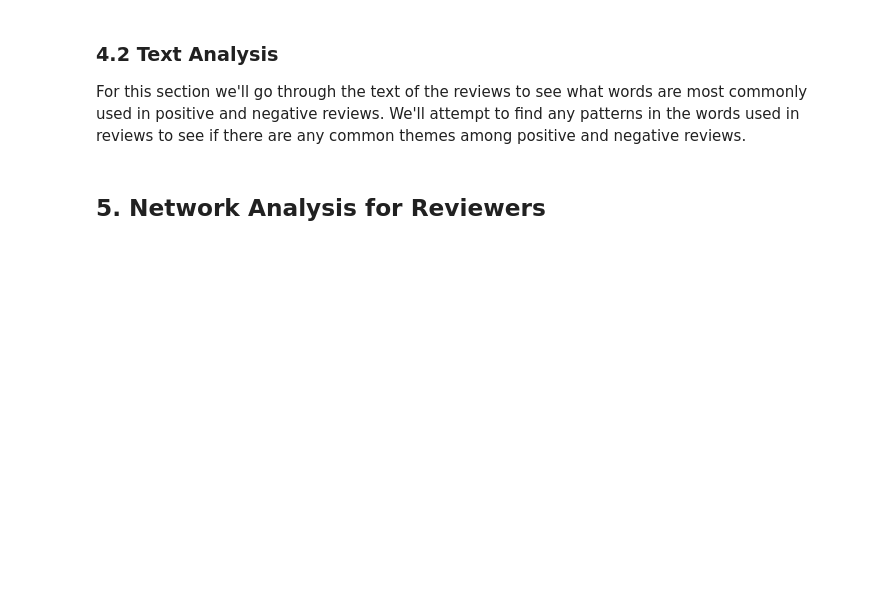
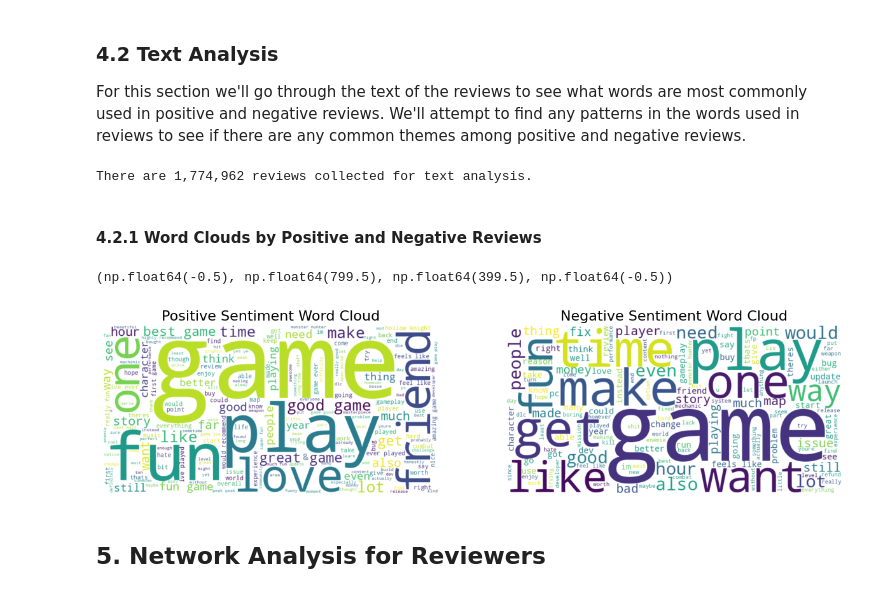
Before and after one commit to naomibuell/DATA620, a Jupyter notebook: final_project/final_project.ipynb, the cells around one changed output. Saved outputs shown, nothing was run; the diff lists cells and outputs as text; code cells hidden in the pictures; blank space fills up the shorter version.

```diff
--- a/final_project/final_project.ipynb
+++ b/final_project/final_project.ipynb
@@ -511,6 +524,67 @@ With a histogram we can see that the majority of games have a high percentage of
 ### 4.2 Text Analysis
 
 For this section we'll go through the text of the reviews to see what words are most commonly used in positive and negative reviews. We'll attempt to find any patterns in the words used in reviews to see if there are any common themes among positive and negative reviews.
+# %%
+# Preparing review text data for analysis
+review_text = []
+
+# Extracting relevant fields from each review
+for review in all_reviews_data:
+    # Append a tuple of (App ID, Sentiment, Review Text)
+    review_text.append(
+        (
+            review['game_appid'],
+            1 if review['voted_up'] else 0,
+            review['review']
+        )
+    )
+
+# Summary of collected reviews
+print(f"There are {len(review_text):,} reviews collected for text analysis.")
+# %% [output]
+There are 1,774,962 reviews collected for text analysis.
+# %% [markdown]
+#### 4.2.1 Word Clouds by Positive and Negative Reviews
+# %%
+# Function to clean review text
+def clean_text(text):
+    # Remove non-alphabetic characters and convert to lower case
+    text = re.sub(r'[^a-zA-Z\s]', '', text).lower()
+    # Remove extra spaces
+    return re.sub(r'\s+', ' ', text).strip()
+
+# Prepare stop words
+stop_words = set(stopwords.words('english'))
+
+# Separate positive and negative reviews and clean the text
+positive_reviews = clean_text(' '.join([text for appid, sentiment, text in review_text if sentiment == 1]))
+negative_reviews = clean_text(' '.join([text for appid, sentiment, text in review_text if sentiment == 0]))
+
+# Word Cloud configuration
+wc_config = dict(
+    width=800,
+    height=400,
+    background_color='white',
+    stopwords=stop_words,
+    min_font_size=10
+)
+
+wordcloud_pos = WordCloud(**wc_config).generate(positive_reviews)
+wordcloud_neg = WordCloud(**wc_config).generate(negative_reviews)
+fig, axes = plt.subplots(1, 2, figsize=(15, 7))
+
+# Positive Word Cloud
+axes[0].imshow(wordcloud_pos, interpolation='bilinear')
+axes[0].set_title('Positive Sentiment Word Cloud', fontsize=16)
+axes[0].axis('off')
+
+# Negative Word Cloud
+axes[1].imshow(wordcloud_neg, interpolation='bilinear')
+axes[1].set_title('Negative Sentiment Word Cloud', fontsize=16)
+axes[1].axis('off')
+# %% [output]
+(np.float64(-0.5), np.float64(799.5), np.float64(399.5), np.float64(-0.5))
+[figure, added]
 # %% [markdown]
 ## 5. Network Analysis for Reviewers
 # %% [markdown]
```
Also changed, not shown: parts of 3 cells of this notebook.
